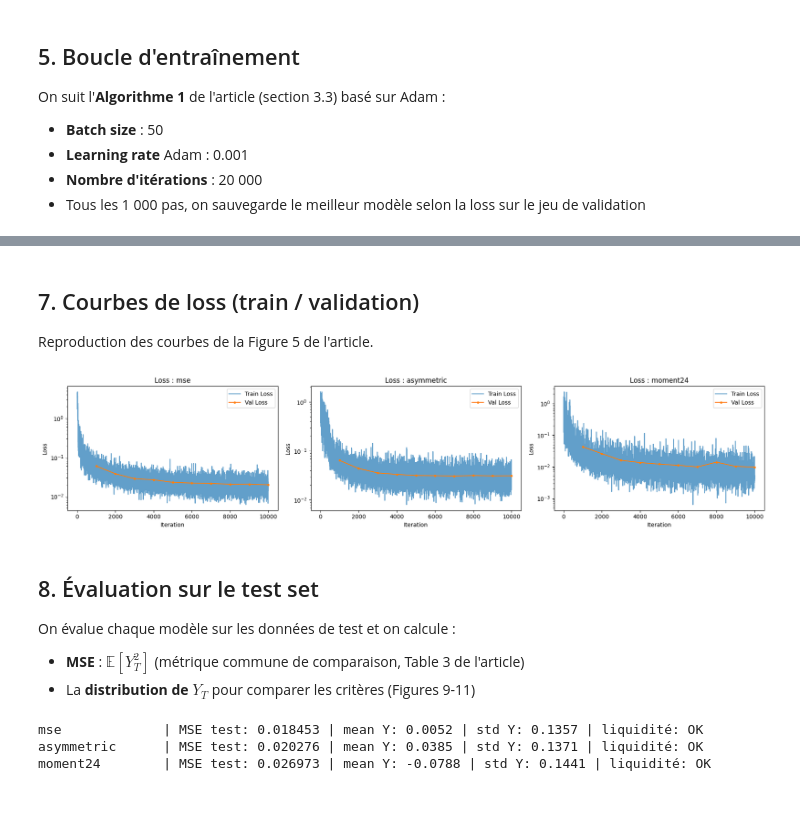
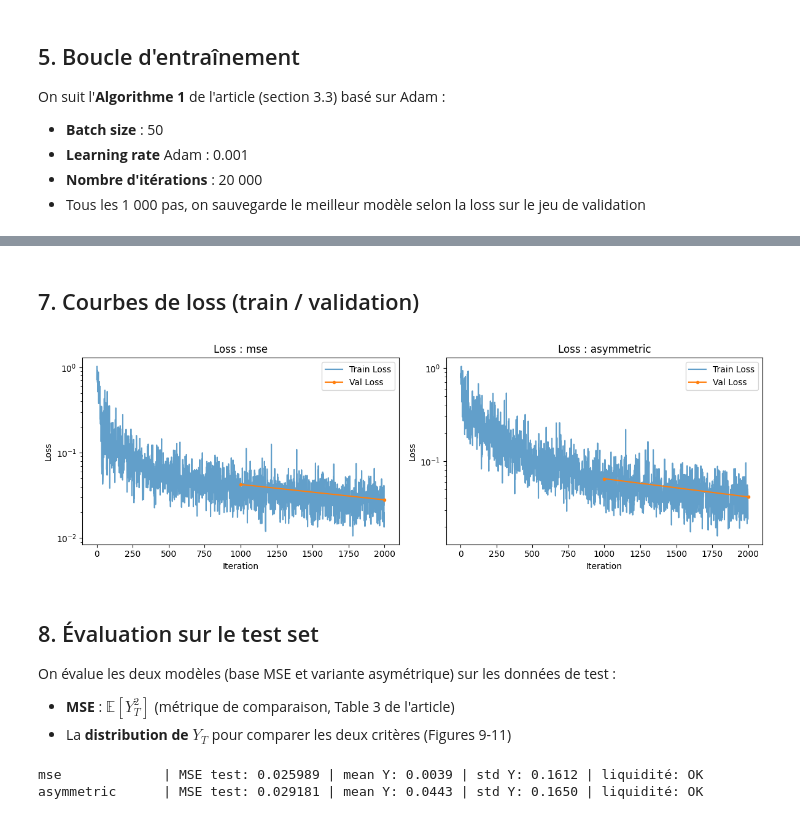
Before and after one commit to elviradjeutsa/Machine-Learning-in-Finance-Project, a Jupyter notebook: notbook.ipynb, the cells around one changed output, grey strips where cells are left out. Drawn from its saved outputs; the diff is of its cells as text; code cells hidden in the pictures.

```diff
--- a/notbook.ipynb
+++ b/notbook.ipynb
@@ -906,16 +831,9 @@ def loss_asymmetric(Y, alpha=1.0):
     return (loss_neg + loss_pos).mean()
 
 
-def loss_moment24(Y, alpha=1.0):
-    loss_pos = (Y ** 2) * (Y >= 0).float()
-    loss_neg = alpha * (Y ** 4) * (Y < 0).float()
-    return (loss_pos + loss_neg).mean()
-
-
 LOSS_FUNCTIONS = {
-    "mse":         loss_mse,
-    "asymmetric":  lambda Y: loss_asymmetric(Y, alpha=1.0),
-    "moment24":    lambda Y: loss_moment24(Y, alpha=1.0),
+    "mse":        loss_mse,
+    "asymmetric": lambda Y: loss_asymmetric(Y, alpha=1.0),
 }
 # %% [markdown]
 ## 5. Boucle d'entraînement
@@ -1060,34 +976,33 @@ Modèle sauvegardé : model_moment24.pt
 # %% [markdown]
 ## 7. Courbes de loss (train / validation)
-
-Reproduction des courbes de la Figure 5 de l'article.
 # %%
-fig, axes = plt.subplots(1, 3, figsize=(18, 4))
+fig, axes = plt.subplots(1, 2, figsize=(12, 4))
 
 for ax, (loss_name, t_losses) in zip(axes, all_train_losses.items()):
     ax.plot(t_losses, label="Train Loss", alpha=0.7)
     iters_val = [v[0] for v in all_val_losses[loss_name]]
     vals_val  = [v[1] for v in all_val_losses[loss_name]]
     ax.plot(iters_val, vals_val, label="Val Loss", marker="o", markersize=3)
     ax.set_title(f"Loss : {loss_name}")
     ax.set_xlabel("Iteration")
     ax.set_ylabel("Loss")
     ax.legend()
     ax.set_yscale("log")
 
 plt.tight_layout()
 plt.savefig(RESULTS_DIR / "loss_curves.png", dpi=150)
 plt.show()
 # %% [output]
-[figure, old version]
+[figure, new version]
 # %% [markdown]
 ## 8. Évaluation sur le test set
 
-On évalue chaque modèle sur les données de test et on calcule :
-- **MSE** : $\mathbb{E}[Y_T^2]$ (métrique commune de comparaison, Table 3 de l'article)
-- La **distribution de $Y_T$** pour comparer les critères (Figures 9-11)
+On évalue les deux modèles (base MSE et variante asymétrique) sur les données de test :
+- **MSE** : $\mathbb{E}[Y_T^2]$ (métrique de comparaison, Table 3 de l'article)
+- La **distribution de $Y_T$** pour comparer les deux critères (Figures 9-11)
 # %%
-test_errors = {}
+test_errors   = {}
+deltas_by_loss = {}
 
 for loss_name, model in trained_models.items():
     model.eval()
@@ -1095,9 +1010,10 @@ for loss_name, model in trained_models.items():
         X_T, deltas = model(test_state_norm, test_tradable)
         Y_T = X_T - test_payoff
 
-    Y_np = Y_np = Y_T.cpu().numpy()
+    Y_np      = Y_T.cpu().numpy()
     deltas_np = deltas.cpu().numpy()
-    test_errors[loss_name] = Y_np
+    test_errors[loss_name]    = Y_np
+    deltas_by_loss[loss_name] = deltas_np
 
     try:
         check_liquidity_constraints(deltas_np, CONFIG["liquidity"])
@@ -1111,6 +1027,5 @@ for loss_name, model in trained_models.items():
     np.save(RESULTS_DIR / f"hedging_errors_{loss_name}.npy", Y_np)
     np.save(RESULTS_DIR / f"deltas_{loss_name}.npy", deltas_np)
 # %% [output]
-mse             | MSE test: 0.018453 | mean Y: 0.0052 | std Y: 0.1357 | liquidité: OK
-asymmetric      | MSE test: 0.020276 | mean Y: 0.0385 | std Y: 0.1371 | liquidité: OK
-moment24        | MSE test: 0.026973 | mean Y: -0.0788 | std Y: 0.1441 | liquidité: OK
+mse             | MSE test: 0.025989 | mean Y: 0.0039 | std Y: 0.1612 | liquidité: OK
+asymmetric      | MSE test: 0.029181 | mean Y: 0.0443 | std Y: 0.1650 | liquidité: OK
```
Also changed, not shown: parts of 22 cells of this notebook.
